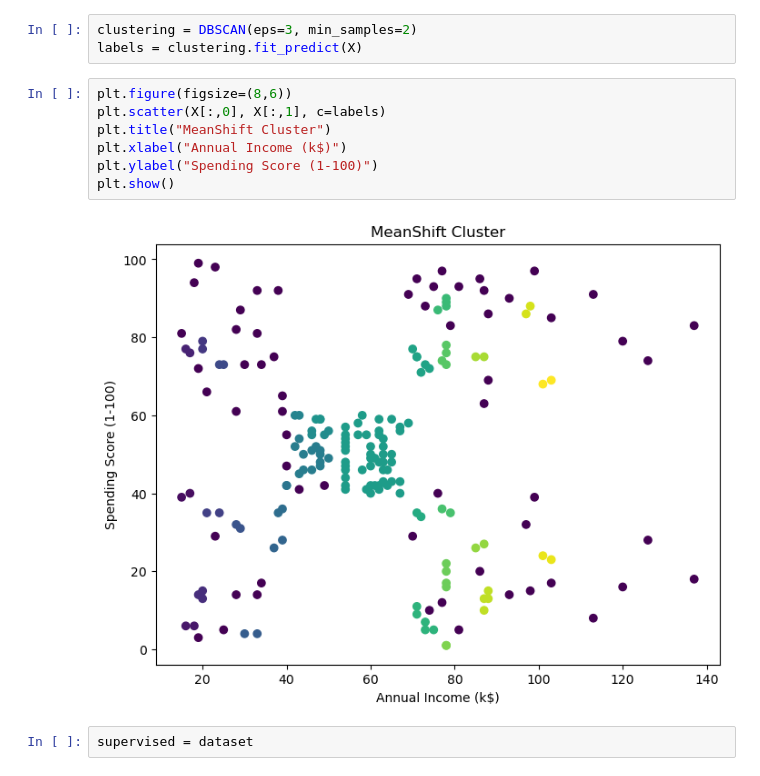
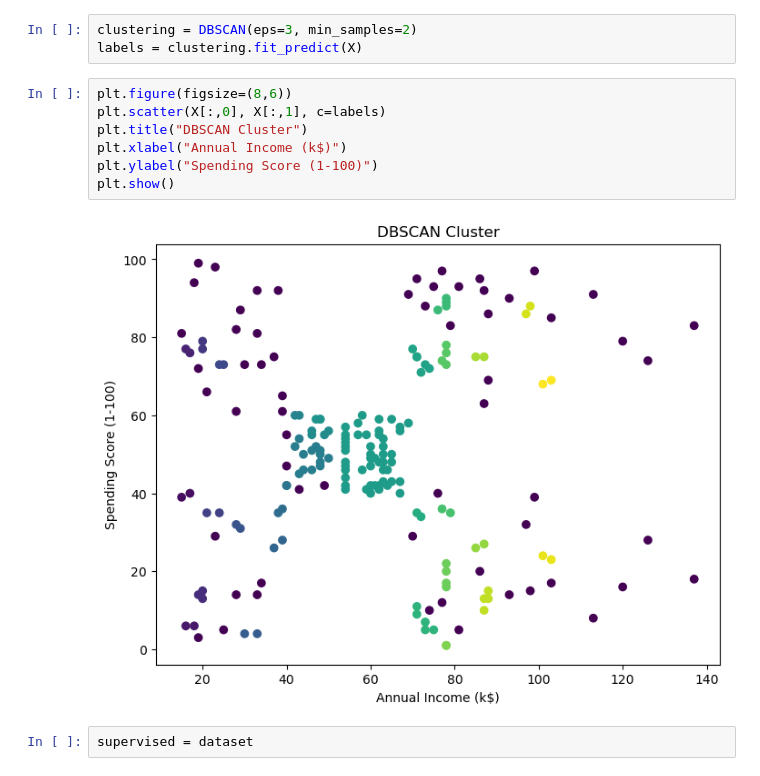
Before and after one commit to sasisathish202-hub/Machine-Learning-Clustering, a Jupyter notebook: DBSCAN- Clustering.ipynb, the cells around one changed output. Drawn from its saved outputs; the diff is of its cells as text.

```diff
--- a/DBSCAN- Clustering.ipynb
+++ b/DBSCAN- Clustering.ipynb
@@ -29,12 +29,12 @@ labels = clustering.fit_predict(X)
 # %%
 plt.figure(figsize=(8,6))
 plt.scatter(X[:,0], X[:,1], c=labels)
-plt.title("MeanShift Cluster")
+plt.title("DBSCAN Cluster")
 plt.xlabel("Annual Income (k$)")
 plt.ylabel("Spending Score (1-100)")
 plt.show()
 # %% [output]
-[figure, old version]
+[figure, new version]
 # %%
 supervised = dataset
 # %%
```
Also changed, not shown: 4 other files.
